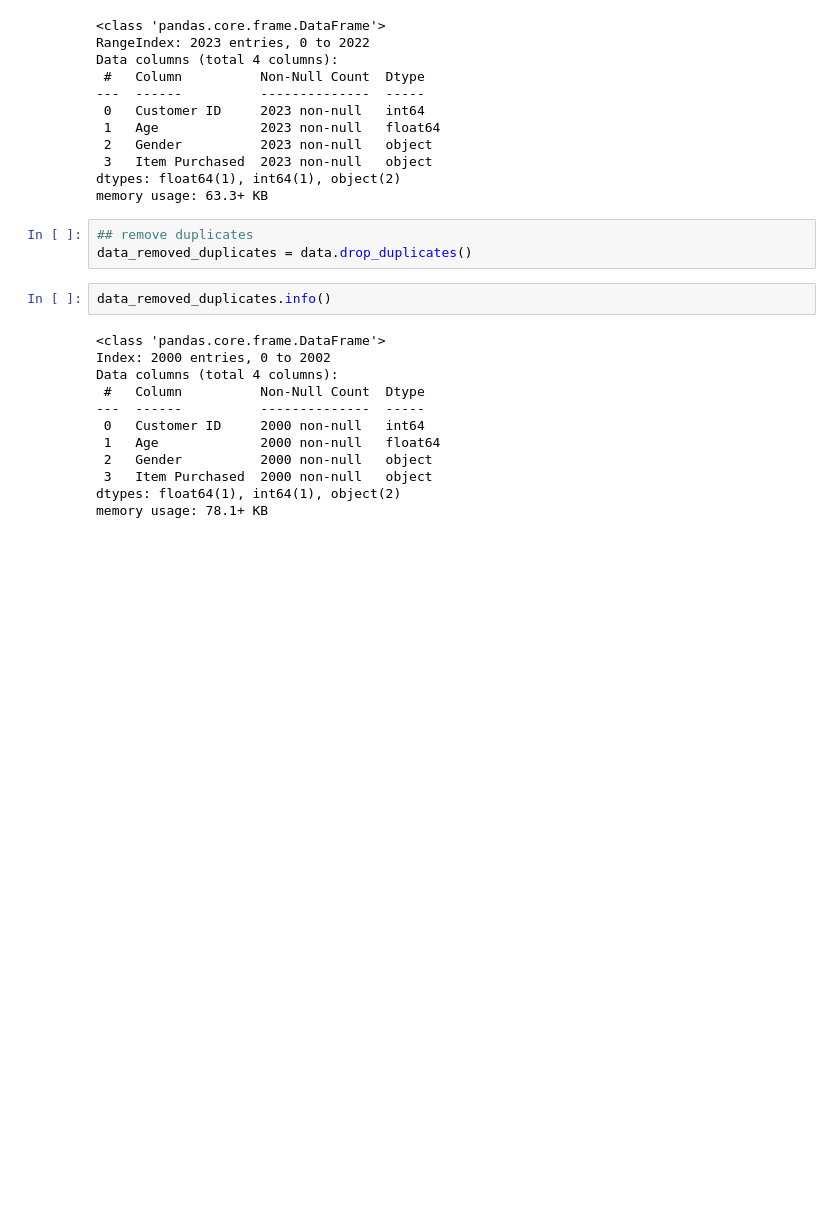
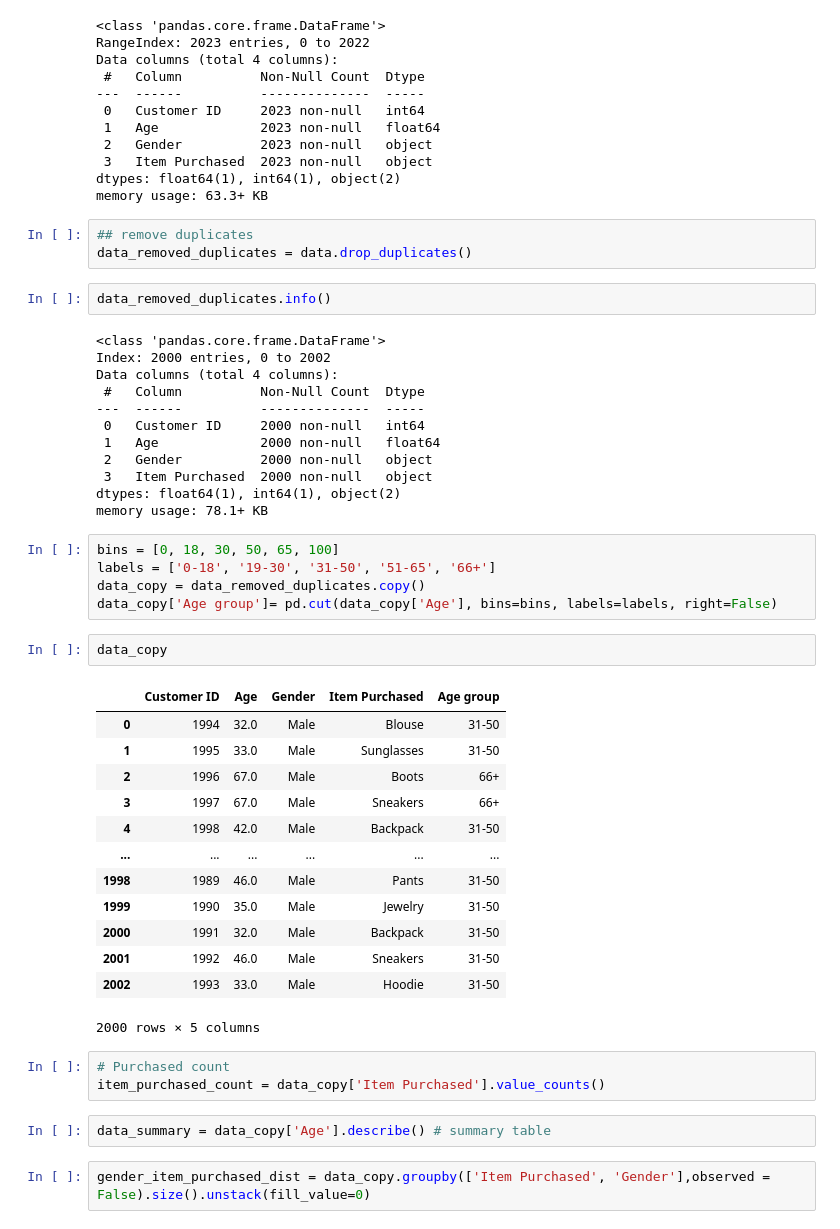
Before and after one commit to VectorTensor/AdexTask, a Jupyter notebook: DataAnalysis.ipynb, the cells around one changed output. Drawn from its saved outputs; the diff is of its cells as text; blank space fills up the shorter version.

```diff
--- a/DataAnalysis.ipynb
+++ b/DataAnalysis.ipynb
@@ -59,3 +59,31 @@ Data columns (total 4 columns):
  3   Item Purchased  2000 non-null   object
 dtypes: float64(1), int64(1), object(2)
 memory usage: 78.1+ KB
+# %%
+bins = [0, 18, 30, 50, 65, 100]
+labels = ['0-18', '19-30', '31-50', '51-65', '66+']
+data_copy = data_removed_duplicates.copy()
+data_copy['Age group']= pd.cut(data_copy['Age'], bins=bins, labels=labels, right=False)
+# %%
+data_copy
+# %% [output]
+|  | Customer ID | Age | Gender | Item Purchased | Age group |
+| 0 | 1994 | 32.0 | Male | Blouse | 31-50 |
+| 1 | 1995 | 33.0 | Male | Sunglasses | 31-50 |
+| 2 | 1996 | 67.0 | Male | Boots | 66+ |
+| 3 | 1997 | 67.0 | Male | Sneakers | 66+ |
+| 4 | 1998 | 42.0 | Male | Backpack | 31-50 |
+| ... | ... | ... | ... | ... | ... |
+| 1998 | 1989 | 46.0 | Male | Pants | 31-50 |
+| 1999 | 1990 | 35.0 | Male | Jewelry | 31-50 |
+| 2000 | 1991 | 32.0 | Male | Backpack | 31-50 |
+| 2001 | 1992 | 46.0 | Male | Sneakers | 31-50 |
+| 2002 | 1993 | 33.0 | Male | Hoodie | 31-50 |
+2000 rows × 5 columns
+# %%
+# Purchased count
+item_purchased_count = data_copy['Item Purchased'].value_counts()
+# %%
+data_summary = data_copy['Age'].describe() # summary table
+# %%
+gender_item_purchased_dist = data_copy.groupby(['Item Purchased', 'Gender'],observed = False).size().unstack(fill_value=0)
```
Also changed, not shown: parts of 5 cells of this notebook.
